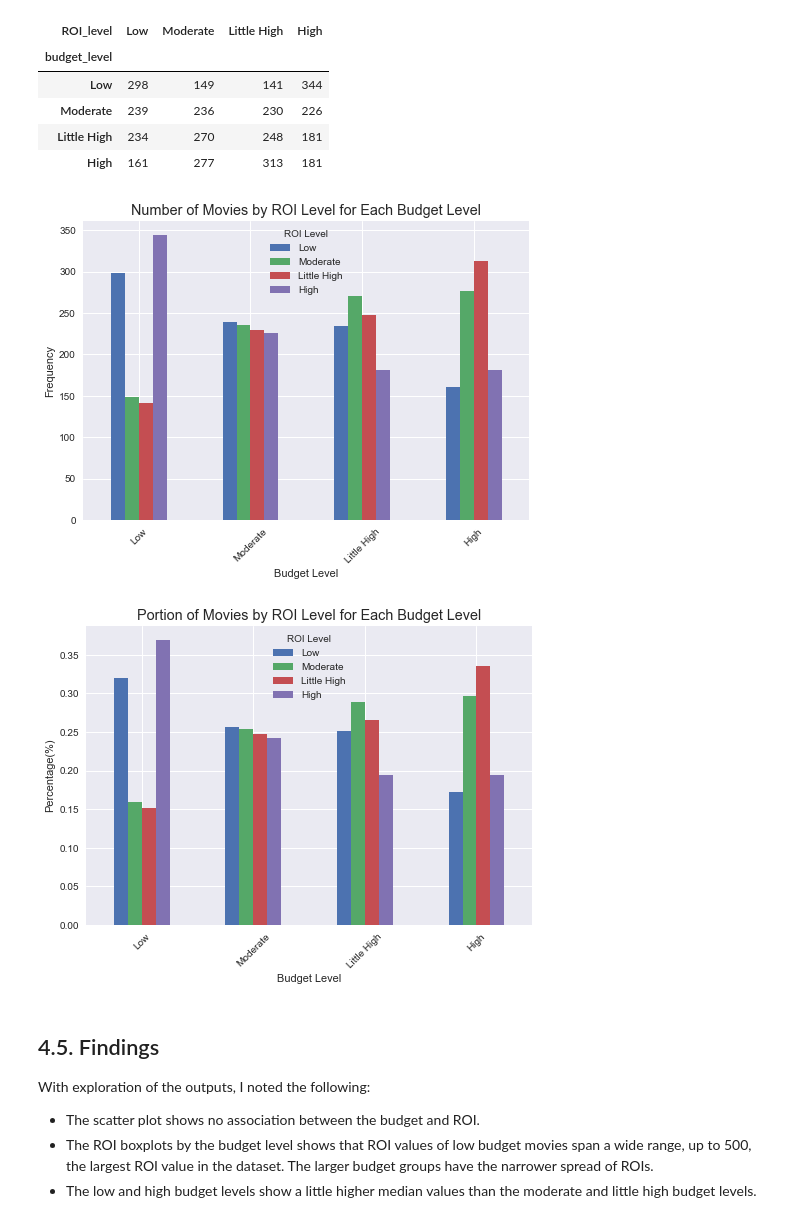
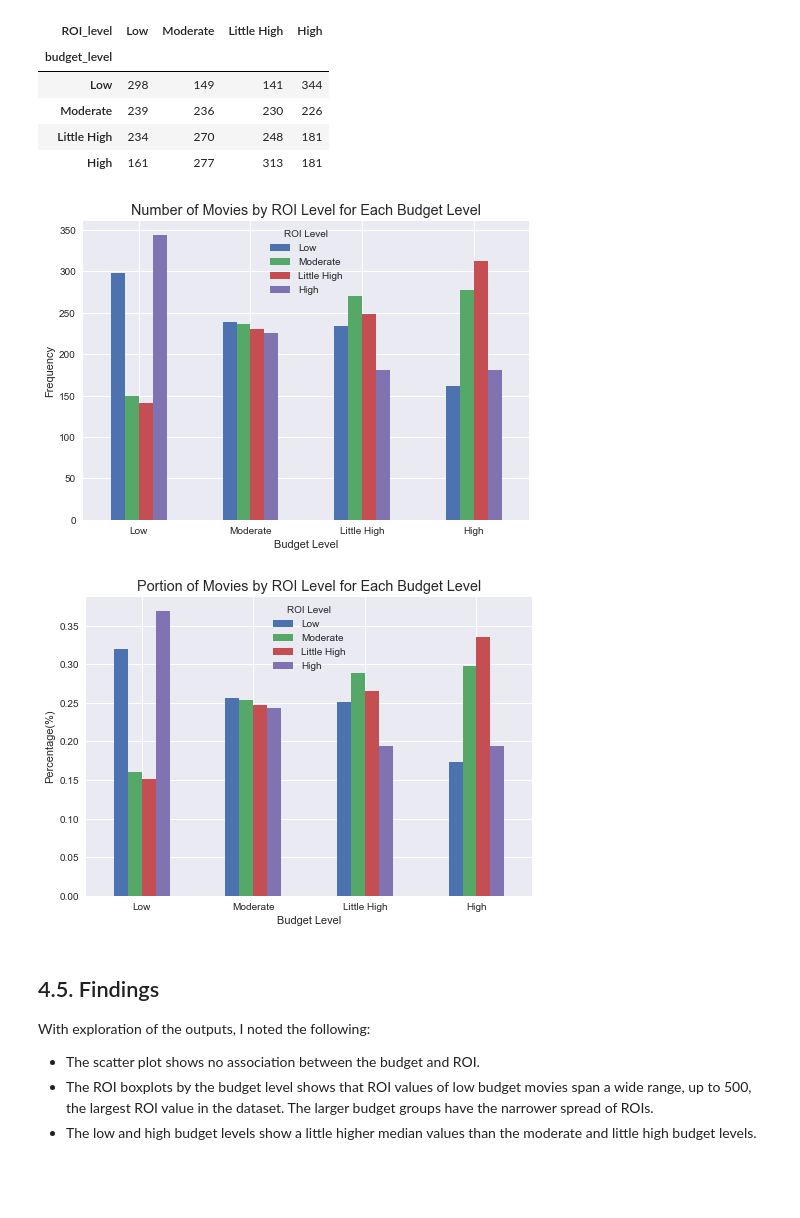
Before and after one commit to jisooleeworks/blog-code, a Jupyter notebook: tmdb_post.ipynb, the cells around one changed output. Saved outputs shown, nothing was run; the diff lists cells and outputs as text; code cells hidden in the pictures; blank space fills up the shorter version.

```diff
--- a/tmdb_post.ipynb
+++ b/tmdb_post.ipynb
@@ -235,0 +266,3 @@ df.shape
+# %%
+df = df[df['budget_adj'] > 1000]
+df.shape
@@ -773,24 +784,24 @@ temp
 | High | 161 | 277 | 313 | 181 |
 # %%
 ax = temp.plot(kind ='bar')
+ax.set_xticklabels(sorter, rotation=0)
 ax.set(xlabel='Budget Level', ylabel='Frequency',
        title='Number of Movies by ROI Level for Each Budget Level')
-ax.tick_params(axis='x', labelrotation=45)
-
+ax.tick_params(axis='x')
 plt.legend(title="ROI Level");
 # %% [output]
-[figure, old version]
+[figure, new version]
 # %%
 # To get ratio to the total number of movies of the budget level
 # e.g., over 35 percent of the low budget level movies led to the high ROI level.
 ax = temp.apply(lambda x: x / sum(x), axis = 1).plot(kind ='bar')
+ax.set_xticklabels(sorter, rotation=0)
 ax.set(xlabel='Budget Level', ylabel='Percentage(%)',
        title='Portion of Movies by ROI Level for Each Budget Level')
-ax.tick_params(axis='x', labelrotation=45)
-
+ax.tick_params(axis='x')
 plt.legend(title="ROI Level");
 # %% [output]
-[figure, old version]
+[figure, new version]
 # %% [markdown]
 ## 4.5. Findings
 
```
Also changed, not shown: parts of 42 cells of this notebook, 1 other file.
